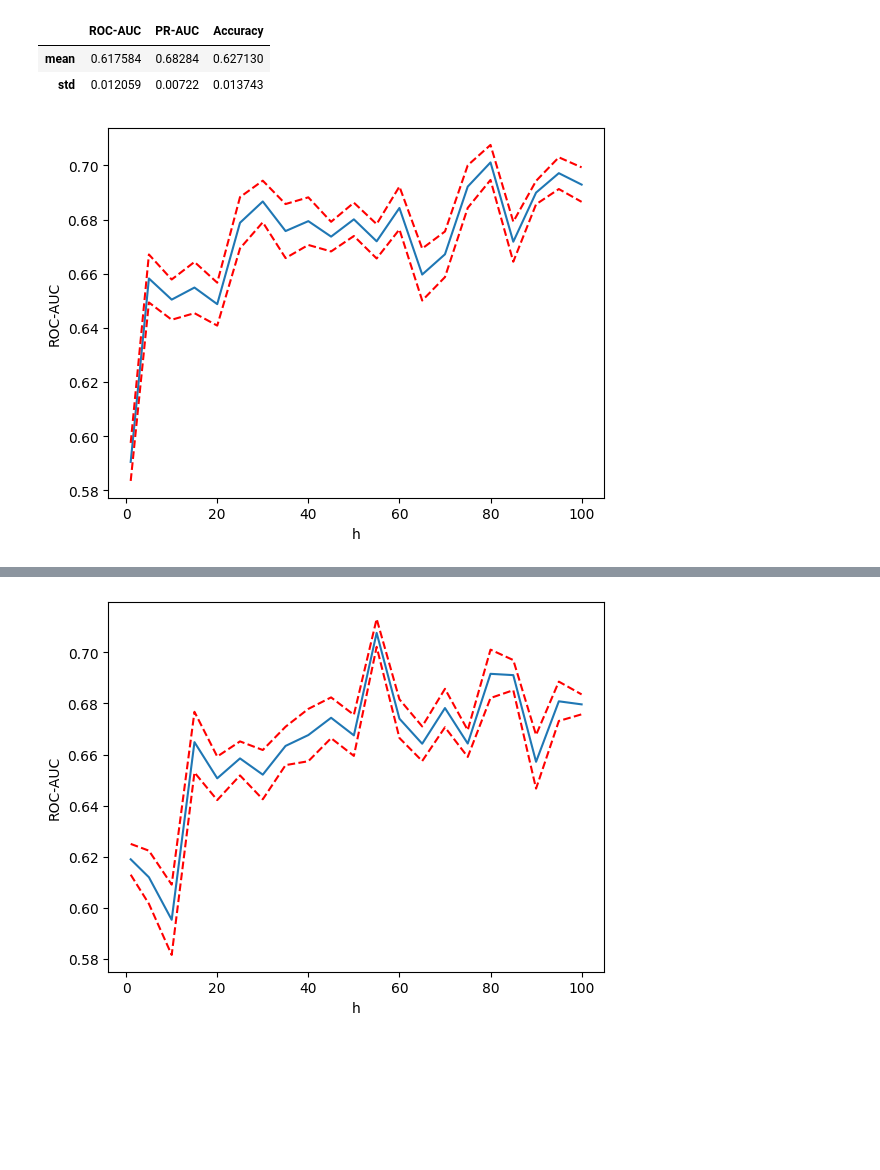
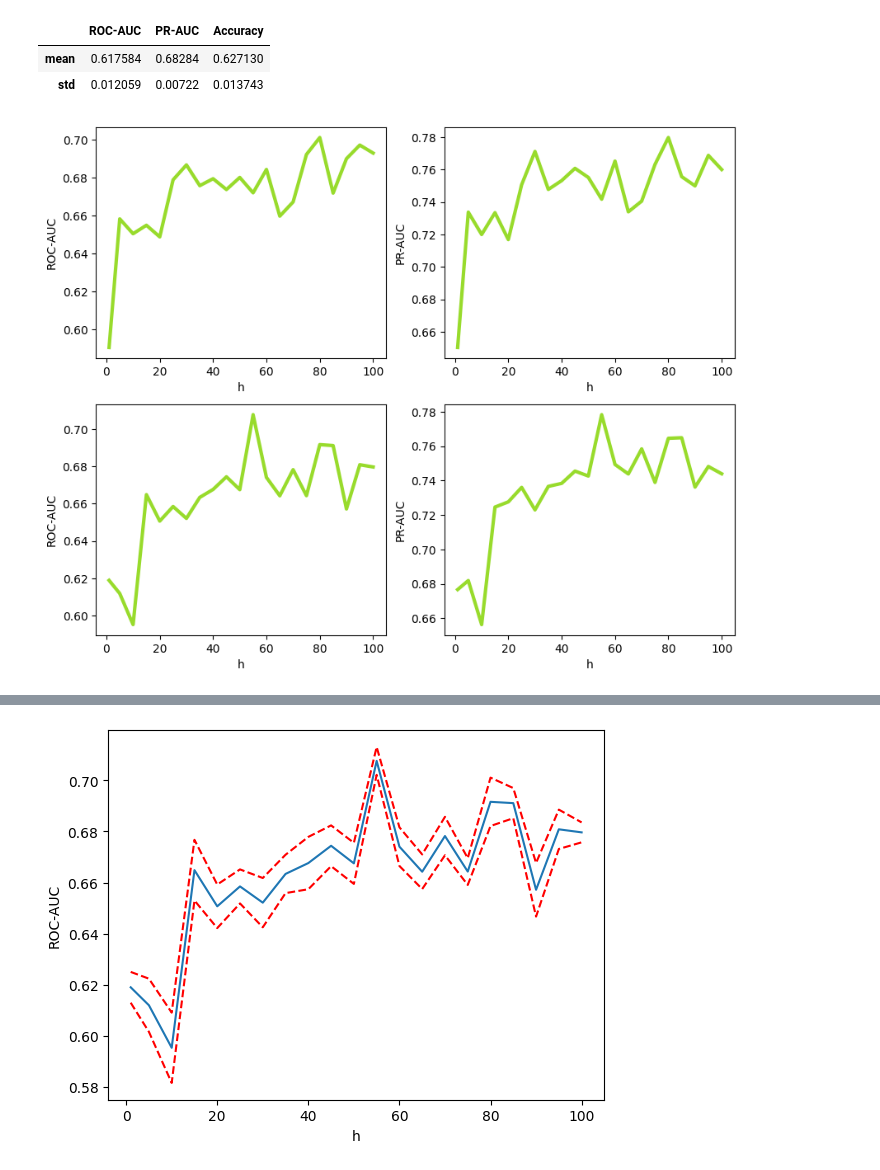
Before and after one commit to aayugay99/ts2vec_irregular_ts, a Jupyter notebook: weighted_loss.ipynb, the cells around one changed output, grey strips where cells are left out. Drawn from its saved outputs; the diff is of its cells as text; code cells hidden in the pictures; blank space fills up the shorter version.

```diff
--- a/weighted_loss.ipynb
+++ b/weighted_loss.ipynb
@@ -531,7 +531,7 @@ import glob
 
 import matplotlib.pyplot as plt
 # %%
-def get_df(files):
+def get_df(files, key):
 
     h_list = []
     results = []
@@ -541,23 +541,45 @@ def get_df(files):
         h_list.append(h)
         df = pd.read_csv(f)
 
-        results.append(df["ROC-AUC"].agg(["mean", "std"]))
+        results.append(df[key].agg(["mean", "std"]))
 
     return pd.DataFrame(results, index=h_list).sort_index()
 
 
-def plot_df(df):
-    plt.plot(df["mean"])
-    plt.plot(df["mean"] + 1.96*df["std"]/np.sqrt(10), color="red", linestyle="--")
-    plt.plot(df["mean"] - 1.96*df["std"]/np.sqrt(10), color="red", linestyle="--")
+def plot_df(df_roc, df_pr):
+    fig, axes = plt.subplots(1, 2, figsize=(15, 5))
+    axes[0].plot(df_roc["mean"], color="#98DB2C", linewidth=3)
+    axes[1].plot(df_pr["mean"], color="#98DB2C", linewidth=3)
+    # plt.plot(df["mean"] + 1.96*df["std"]/np.sqrt(10), color="red", linestyle="--")
+    # plt.plot(df["mean"] - 1.96*df["std"]/np.sqrt(10), color="red", linestyle="--")
 
-    plt.xlabel("h")
-    plt.ylabel("ROC-AUC")
+    axes[0].set_xlabel("h")
+    axes[0].set_ylabel("ROC-AUC")
+    axes[1].set_xlabel("h")
+    axes[1].set_ylabel("PR-AUC")
+# %%
+files = glob.glob("experiments_h_results/new/*.csv")
+
+res_roc_sqrt = get_df(files, "ROC-AUC")
+res_pr_sqrt = get_df(files, "PR-AUC")
+
+# plot_df(res_roc, res_pr)
 # %%
 # churn without sqrt
-files = glob.glob("experiments_h_results/new/*.csv")
+files = glob.glob("experiments_h_results/sqrt/*.csv")
 
-res = get_df(files)
-plot_df(res)
+res_roc = get_df(files, "ROC-AUC")
+res_pr = get_df(files, "PR-AUC")
+
+# plot_df(res_roc, res_pr)
-# %% [output]
-[figure, removed]
+# %%
+fig, axes = plt.subplots(2, 2, figsize=(10, 8))
+
+for df, ax, m in zip([res_roc_sqrt, res_pr_sqrt, res_roc, res_pr],
+                  axes.flatten(),
+                  ["ROC-AUC", "PR-AUC", "ROC-AUC", "PR-AUC",]):
+    ax.plot(df["mean"], color="#98DB2C", linewidth=3)
+    ax.set_xlabel("h")
+    ax.set_ylabel(m)
+# %% [output]
+[figure, added]
```
Also changed, not shown: parts of 3 cells of this notebook, 2 other files.
